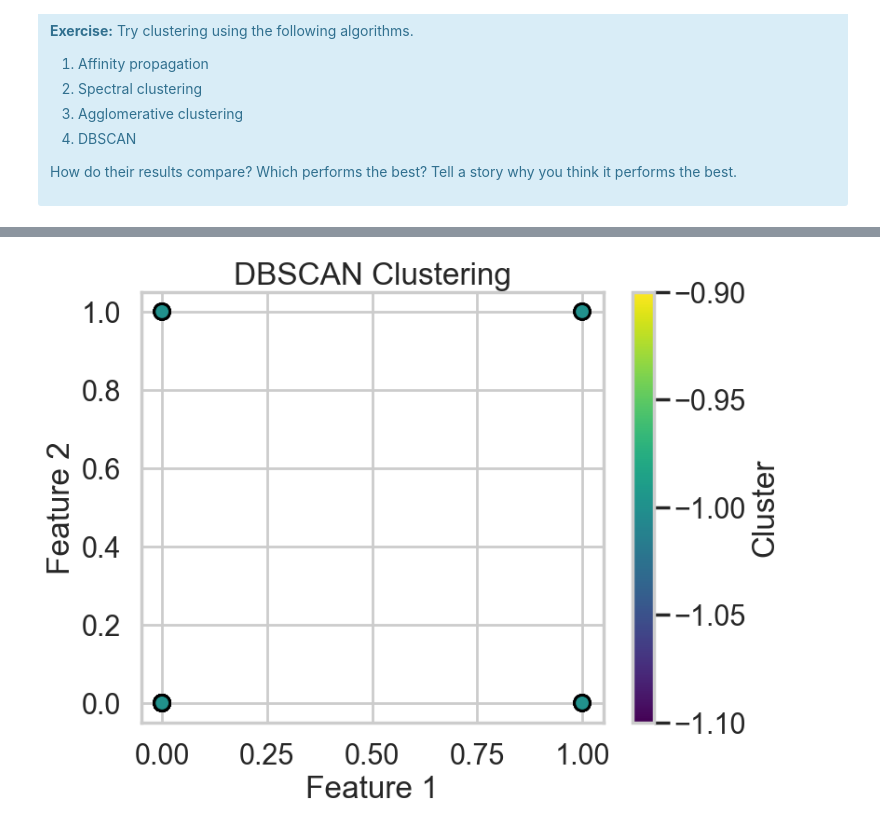
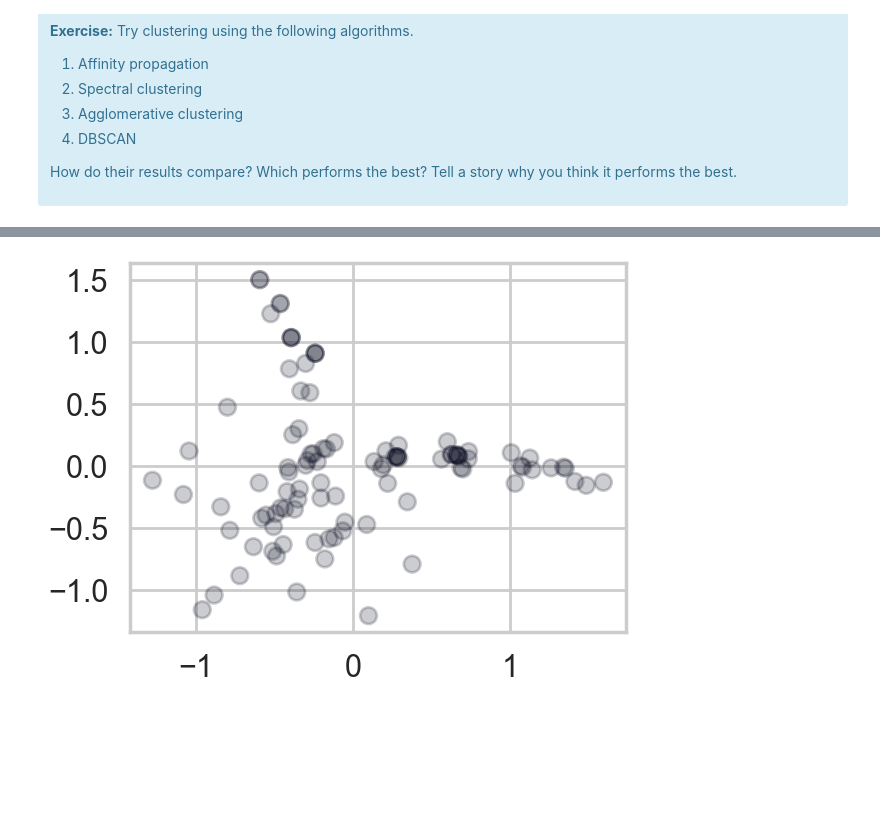
Before and after one commit to Zippart/Clustering-Case-Study, a Jupyter notebook: Clustering Case Study - Customer Segmentation with K-Means - Tier 3.ipynb, the cells around one changed output, grey strips where cells are left out. Cells and saved outputs as stored; diff of their text form; code cells hidden in the pictures; blank space fills up the shorter version.

```diff
--- a/Clustering Case Study - Customer Segmentation with K-Means - Tier 3.ipynb
+++ b/Clustering Case Study - Customer Segmentation with K-Means - Tier 3.ipynb
@@ -670,18 +718,24 @@ plt.show()
 # %%
 # DBSCAN
 from sklearn.cluster import DBSCAN
 
+clustering2 = DBSCAN(eps=3).fit_predict(X)
+clustering2
+pca_data["db_label"] = clustering2
+plt.scatter(pca_data["PC1"], pca_data["PC2"], c=pca_data["db_label"], alpha=.2)
+plt.show()
+
 # Apply DBSCAN
-dbscan = DBSCAN(eps=0.5, min_samples=5)
-clusters = dbscan.fit_predict(X)
+# dbscan = DBSCAN(eps=0.5, min_samples=5)
+# clusters = dbscan.fit_predict(X)
 
-# Plot the clusters
-plt.figure(figsize=(8, 6))
-plt.scatter(X[:, 0], X[:, 1], c=clusters, cmap='viridis', marker='o', edgecolor='k')
-plt.title('DBSCAN Clustering')
-plt.xlabel('Feature 1')
-plt.ylabel('Feature 2')
-plt.colorbar(label='Cluster')
-plt.show()
+# # Plot the clusters
+# plt.figure(figsize=(8, 6))
+# plt.scatter(X[:, 0], X[:, 1], c=clusters, cmap='viridis', marker='o', edgecolor='k')
+# plt.title('DBSCAN Clustering')
+# plt.xlabel('Feature 1')
+# plt.ylabel('Feature 2')
+# plt.colorbar(label='Cluster')
+# plt.show()
 # %% [output]
-[figure, old version]
+[figure, new version]
```
Also changed, not shown: parts of 11 cells of this notebook.
